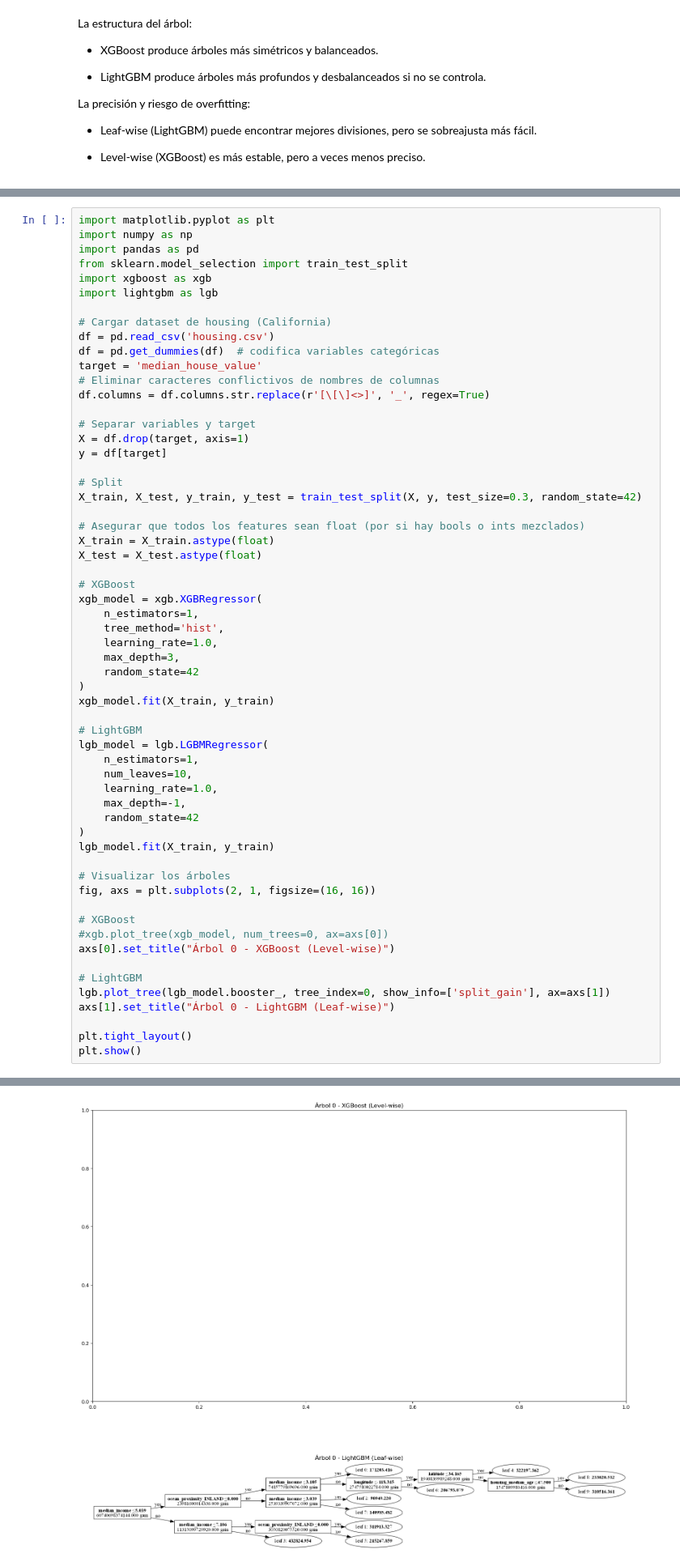
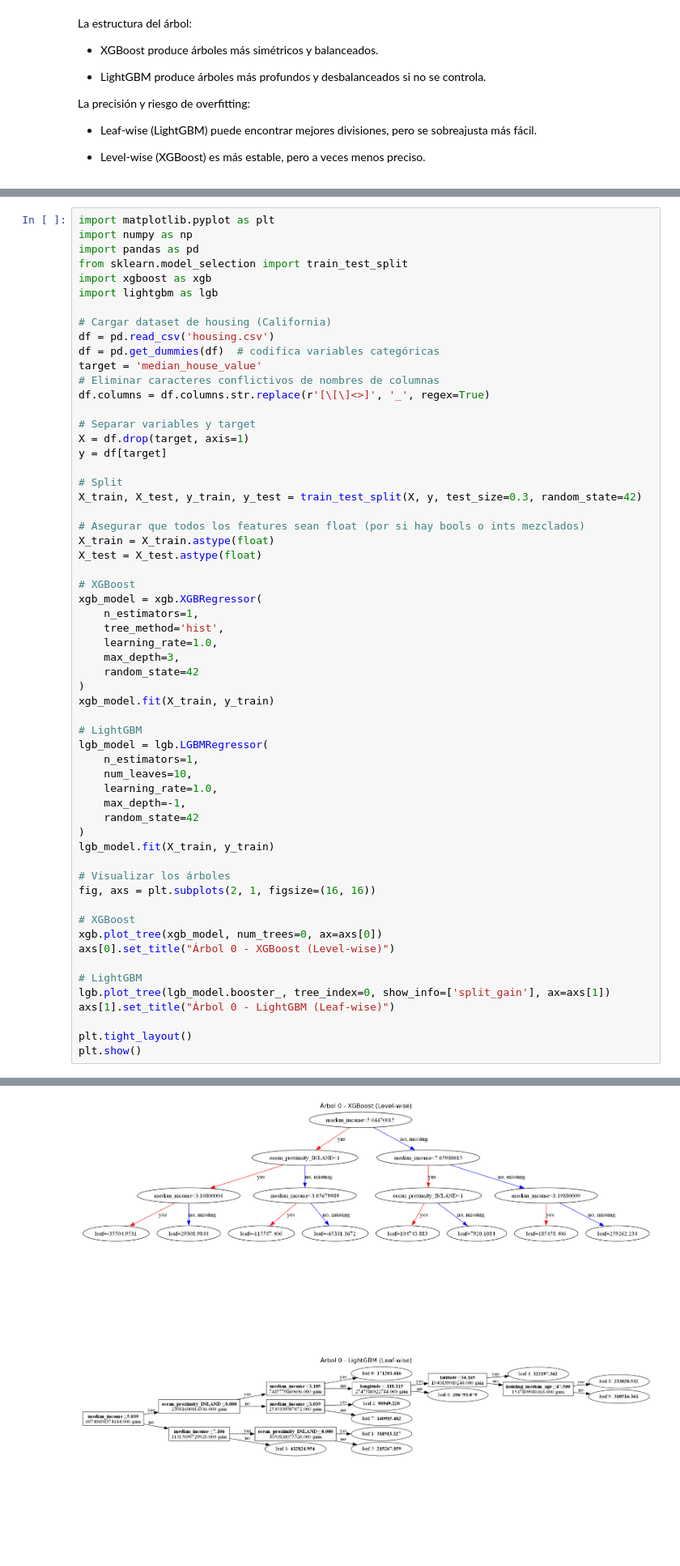
Before and after one commit to arantzaghg/lab_aprendizaje_estadistico, a Jupyter notebook: xgboost_vs_lightgbm_vs_catboost.ipynb, the cells around one changed output, grey strips where cells are left out. Shown at 81% size. Cells and saved outputs as stored; diff of their text form; blank space fills up the shorter version.

```diff
--- a/xgboost_vs_lightgbm_vs_catboost.ipynb
+++ b/xgboost_vs_lightgbm_vs_catboost.ipynb
@@ -65,7 +60,7 @@ lgb_model.fit(X_train, y_train)
 fig, axs = plt.subplots(2, 1, figsize=(16, 16))
 
 # XGBoost
-#xgb.plot_tree(xgb_model, num_trees=0, ax=axs[0])
+xgb.plot_tree(xgb_model, num_trees=0, ax=axs[0])
 axs[0].set_title("Árbol 0 - XGBoost (Level-wise)")
 
 # LightGBM
@@ -80,8 +75,8 @@ plt.show()
 You can set `force_col_wise=true` to remove the overhead.
 [LightGBM] [Info] Total Bins 1846
 [LightGBM] [Info] Number of data points in the train set: 14448, number of used features: 12
 [LightGBM] [Info] Start training from score 206923.960894
-[figure, old version]
+[figure, new version]
 # %%
 from catboost import CatBoostRegressor, Pool
 
```
Also changed, not shown: parts of 5 cells of this notebook.
